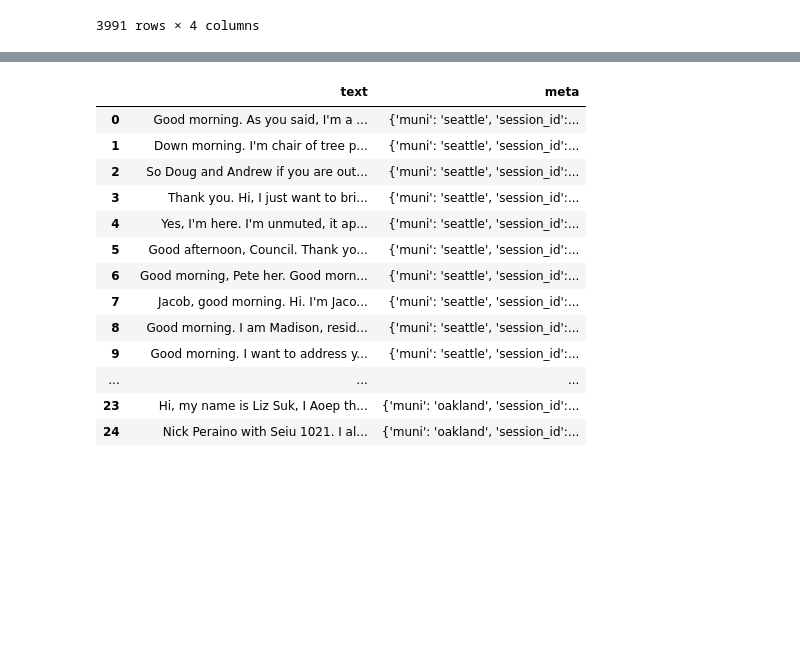
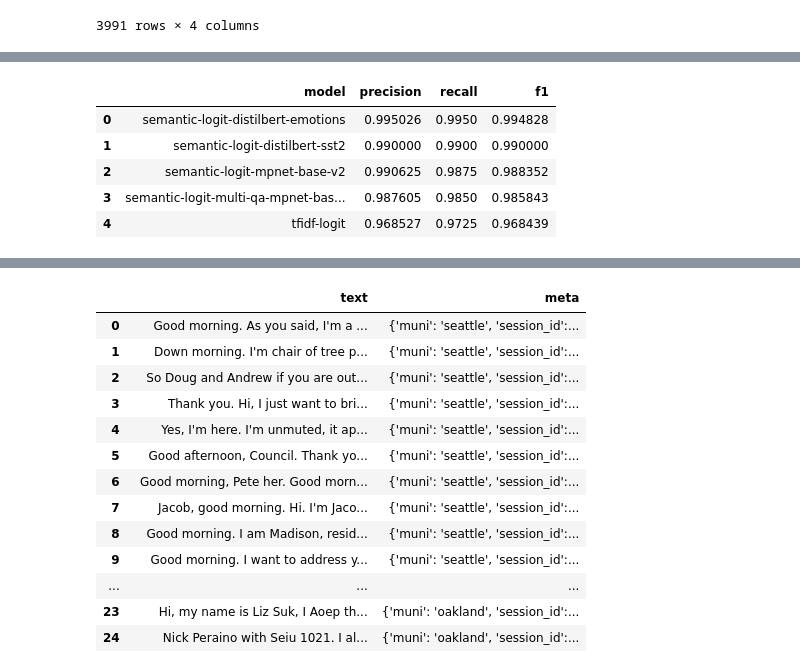
Before and after one commit to PugetSoundClinic-PIT/sig-cdp, a Jupyter notebook: trial-pc-intro-classifier/classifer.ipynb, the cells around one changed output, grey strips where cells are left out. Saved outputs shown, nothing was run; the diff lists cells and outputs as text; code cells hidden in the pictures; blank space fills up the shorter version.

```diff
--- a/trial-pc-intro-classifier/classifer.ipynb
+++ b/trial-pc-intro-classifier/classifer.ipynb
@@ -130,3 +130,28 @@ Testing model: 'semantic-logit-multi-qa-mpnet-base-v1'
+# %%
+from sklearn.metrics import precision_recall_fscore_support
+import pandas as pd
+
+test_metrics = []
+for model in results.model:
+    pred_y_test = ltc.fit_models[model].predict(x_test)
+    pre, rec, f1, _ = precision_recall_fscore_support(y_test, pred_y_test, average="weighted")
+    test_metrics.append({
+        "model": model,
+        "precision": pre,
+        "recall": rec,
+        "f1": f1,
+    })
+
+test_metrics = pd.DataFrame(test_metrics)
+test_metrics = test_metrics.sort_values(by="f1", ascending=False).reset_index(drop=True)
+test_metrics
+# %% [output]
+|  | model | precision | recall | f1 |
+| 0 | semantic-logit-distilbert-emotions | 0.995026 | 0.9950 | 0.994828 |
+| 1 | semantic-logit-distilbert-sst2 | 0.990000 | 0.9900 | 0.990000 |
+| 2 | semantic-logit-mpnet-base-v2 | 0.990625 | 0.9875 | 0.988352 |
+| 3 | semantic-logit-multi-qa-mpnet-bas... | 0.987605 | 0.9850 | 0.985843 |
+| 4 | tfidf-logit | 0.968527 | 0.9725 | 0.968439 |
 # %%
 from sklearn.metrics import ConfusionMatrixDisplay
 
```
Also changed, not shown: parts of 5 cells of this notebook.
